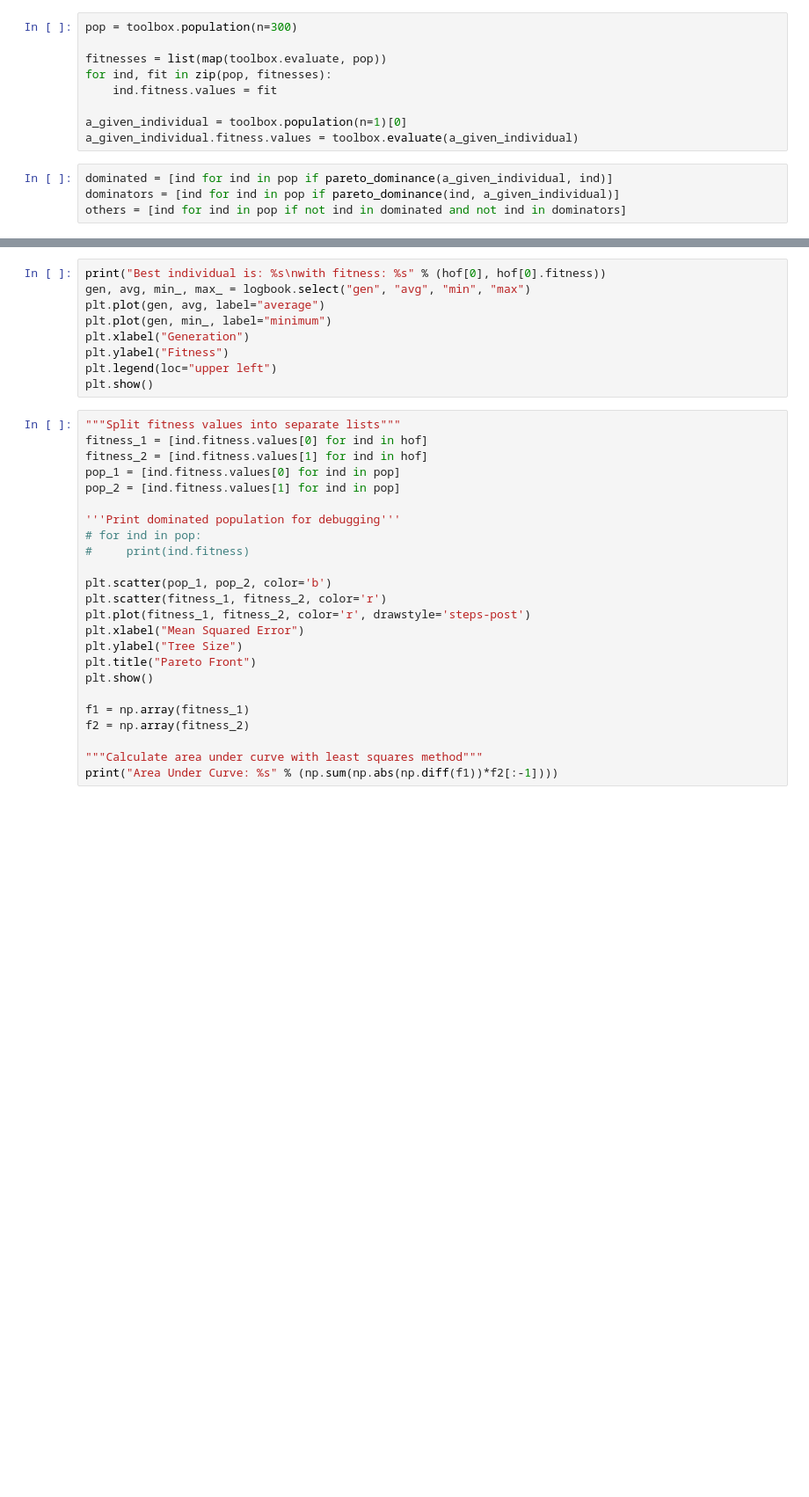
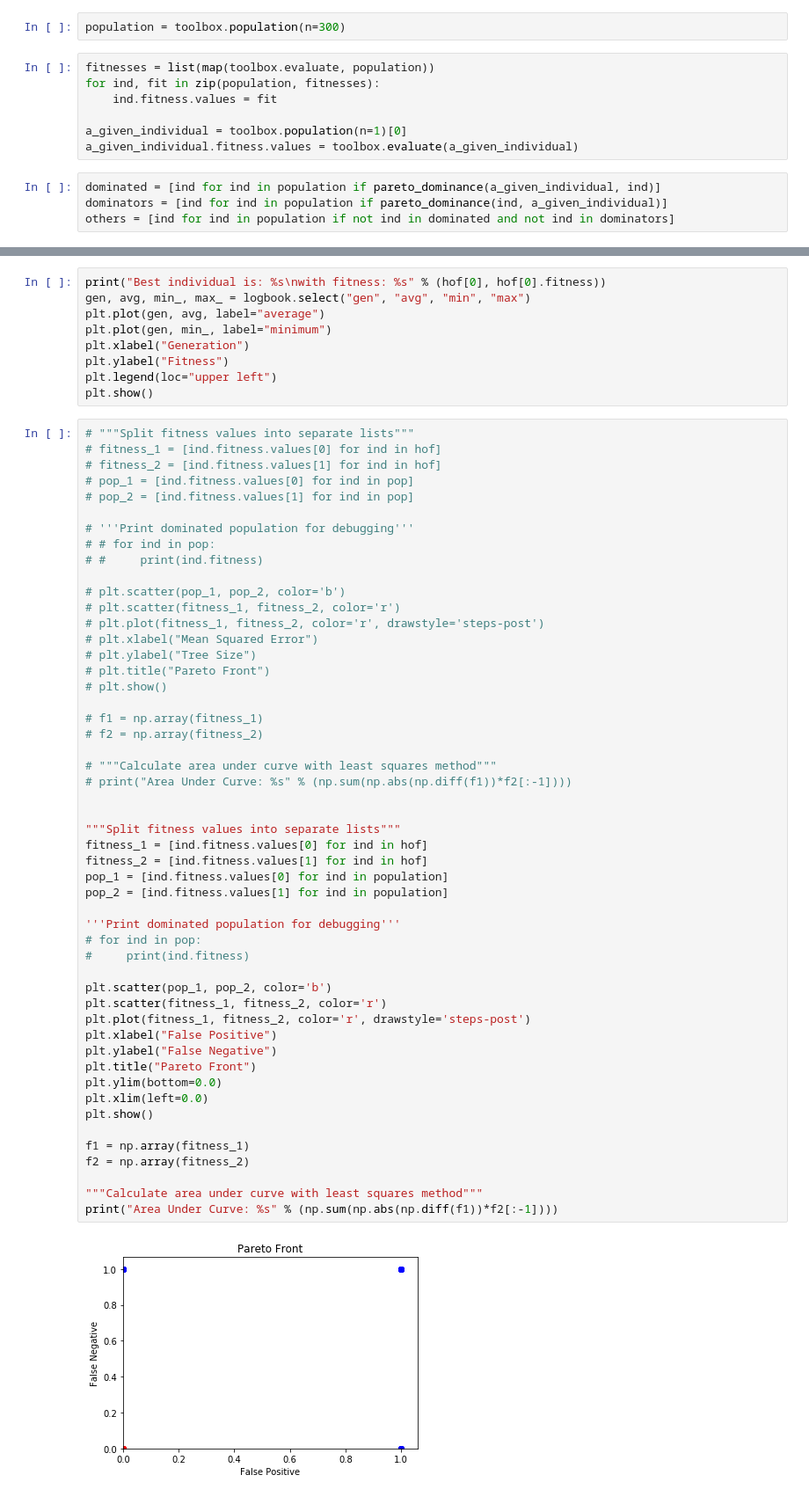
Before and after one commit to maximgeller/Titanic-Multiple-Objectives, a Jupyter notebook: Titanic DEAP.ipynb, the cells around one changed output, grey strips where cells are left out. Shown: that part at 88% size. Saved outputs shown, nothing was run; the diff lists cells and outputs as text; blank space fills up the shorter version.

Commit message:
Fixed a few errors in code

```diff
--- a/Titanic DEAP.ipynb
+++ b/Titanic DEAP.ipynb
@@ -115,16 +115,16 @@ def pareto_dominance(ind1, ind2):
         elif value_1 < value_2:
             not_equal = True
     return not_equal
+# %%
+population = toolbox.population(n=300)
 # %%
-pop = toolbox.population(n=300)
-
-fitnesses = list(map(toolbox.evaluate, pop))
-for ind, fit in zip(pop, fitnesses):
+fitnesses = list(map(toolbox.evaluate, population))
+for ind, fit in zip(population, fitnesses):
     ind.fitness.values = fit
 
 a_given_individual = toolbox.population(n=1)[0]
 a_given_individual.fitness.values = toolbox.evaluate(a_given_individual)
 # %%
-dominated = [ind for ind in pop if pareto_dominance(a_given_individual, ind)]
-dominators = [ind for ind in pop if pareto_dominance(ind, a_given_individual)]
-others = [ind for ind in pop if not ind in dominated and not ind in dominators]
+dominated = [ind for ind in population if pareto_dominance(a_given_individual, ind)]
+dominators = [ind for ind in population if pareto_dominance(ind, a_given_individual)]
+others = [ind for ind in population if not ind in dominated and not ind in dominators]
@@ -164,26 +268,55 @@ plt.ylabel("Fitness")
 plt.legend(loc="upper left")
 plt.show()
 # %%
+# """Split fitness values into separate lists"""
+# fitness_1 = [ind.fitness.values[0] for ind in hof]
+# fitness_2 = [ind.fitness.values[1] for ind in hof]
+# pop_1 = [ind.fitness.values[0] for ind in pop]
+# pop_2 = [ind.fitness.values[1] for ind in pop]
+
+# '''Print dominated population for debugging'''
+# # for ind in pop:
+# #     print(ind.fitness)
+
+# plt.scatter(pop_1, pop_2, color='b')
+# plt.scatter(fitness_1, fitness_2, color='r')
+# plt.plot(fitness_1, fitness_2, color='r', drawstyle='steps-post')
+# plt.xlabel("Mean Squared Error")
+# plt.ylabel("Tree Size")
+# plt.title("Pareto Front")
+# plt.show()
+
+# f1 = np.array(fitness_1)
+# f2 = np.array(fitness_2)
+
+# """Calculate area under curve with least squares method"""
+# print("Area Under Curve: %s" % (np.sum(np.abs(np.diff(f1))*f2[:-1])))
+
+
 """Split fitness values into separate lists"""
 fitness_1 = [ind.fitness.values[0] for ind in hof]
 fitness_2 = [ind.fitness.values[1] for ind in hof]
-pop_1 = [ind.fitness.values[0] for ind in pop]
-pop_2 = [ind.fitness.values[1] for ind in pop]
+pop_1 = [ind.fitness.values[0] for ind in population]
+pop_2 = [ind.fitness.values[1] for ind in population]
 
 '''Print dominated population for debugging'''
 # for ind in pop:
 #     print(ind.fitness)
 
 plt.scatter(pop_1, pop_2, color='b')
 plt.scatter(fitness_1, fitness_2, color='r')
 plt.plot(fitness_1, fitness_2, color='r', drawstyle='steps-post')
-plt.xlabel("Mean Squared Error")
-plt.ylabel("Tree Size")
+plt.xlabel("False Positive")
+plt.ylabel("False Negative")
 plt.title("Pareto Front")
+plt.ylim(bottom=0.0)
+plt.xlim(left=0.0)
 plt.show()
 
 f1 = np.array(fitness_1)
 f2 = np.array(fitness_2)
 
 """Calculate area under curve with least squares method"""
 print("Area Under Curve: %s" % (np.sum(np.abs(np.diff(f1))*f2[:-1])))
+# %% [output]
+[figure, added]
```
Also changed, not shown: parts of 11 cells of this notebook.
